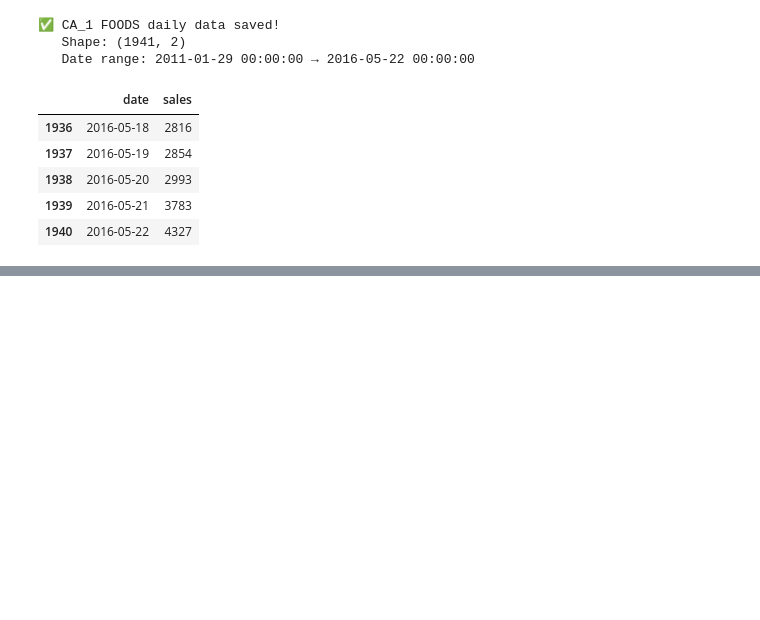
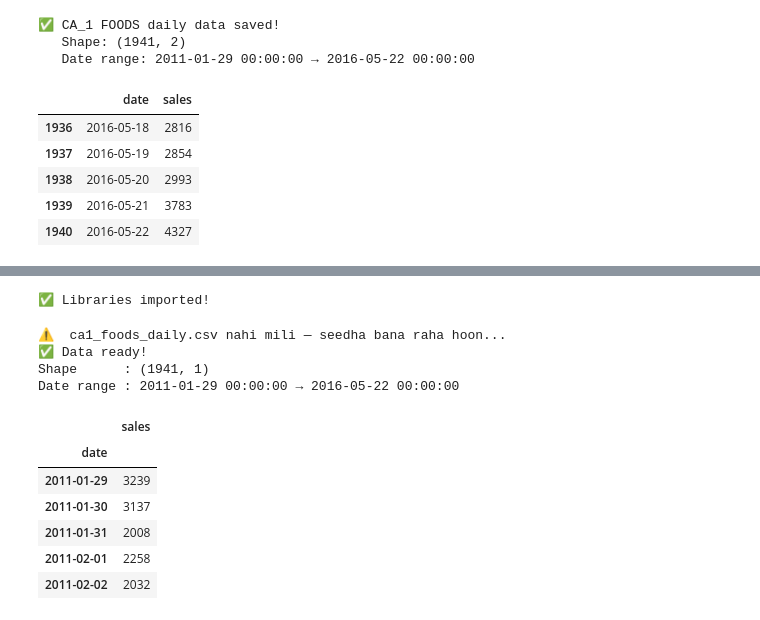
Before and after one commit to chashak20/demand-forecasting-project, a Jupyter notebook: Untitled.ipynb, the cells around one changed output, grey strips where cells are left out. Cells and saved outputs as stored; diff of their text form; code cells hidden in the pictures; blank space fills up the shorter version.

Commit message:
Libraries imported for Arima and metric and the EDA loaded processed data

```diff
--- a/Untitled.ipynb
+++ b/Untitled.ipynb
@@ -220,0 +240,63 @@ store_data.tail()
+# %%
+import pandas as pd
+import numpy as np
+import matplotlib.pyplot as plt
+import matplotlib.dates as mdates
+import warnings
+warnings.filterwarnings('ignore')
+
+# ARIMA ke liye
+from statsmodels.tsa.statespace.sarimax import SARIMAX
+from statsmodels.tsa.stattools import adfuller
+from statsmodels.graphics.tsaplots import plot_acf, plot_pacf
+
+# Metrics ke liye
+from sklearn.metrics import mean_absolute_error, mean_squared_error
+
+plt.style.use('seaborn-v0_8-whitegrid')
+
+print('✅ Libraries imported!')
+# %% [output]
+✅ Libraries imported!
+# %%
+# EDA notebook ne ye file save ki thi
+# Agar file nahi mili toh DATA_PATH apna daalo
+DATA_PATH = r"C:\demand_Forecasting\data" + "\\"
+
+try:
+    df = pd.read_csv(DATA_PATH + 'ca1_foods_daily.csv', parse_dates=['date'])
+    print('✅ ca1_foods_daily.csv load ho gayi!')
+except FileNotFoundError:
+    # Agar EDA notebook nahi chali toh seedha banao
+    print('⚠️  ca1_foods_daily.csv nahi mili — seedha bana raha hoon...')
+    sales = pd.read_csv(DATA_PATH + 'sales_train_evaluation.csv')
+    cal   = pd.read_csv(DATA_PATH + 'calendar.csv')
+
+    id_cols  = ['id','item_id','dept_id','cat_id','store_id','state_id']
+    day_cols = [c for c in sales.columns if c.startswith('d_')]
+
+    long = sales[sales['store_id']=='CA_1'].melt(
+        id_vars=id_cols, value_vars=day_cols, var_name='d', value_name='sales')
+    long = long.merge(cal[['d','date']], on='d', how='left')
+    long['date'] = pd.to_datetime(long['date'])
+
+    df = long[long['cat_id']=='FOODS'].groupby('date')['sales'].sum().reset_index()
+    df.to_csv(DATA_PATH + 'ca1_foods_daily.csv', index=False)
+    print('✅ Data ready!')
+
+df = df.set_index('date').asfreq('D')
+print(f'Shape      : {df.shape}')
+print(f'Date range : {df.index.min()} → {df.index.max()}')
+df.head()
+# %% [output]
+⚠️  ca1_foods_daily.csv nahi mili — seedha bana raha hoon...
+✅ Data ready!
+Shape      : (1941, 1)
+Date range : 2011-01-29 00:00:00 → 2016-05-22 00:00:00
+|  | sales |
+| date |  |
+| 2011-01-29 | 3239 |
+| 2011-01-30 | 3137 |
+| 2011-01-31 | 2008 |
+| 2011-02-01 | 2258 |
+| 2011-02-02 | 2032 |
```
Also changed, not shown: parts of 1 cell of this notebook.
